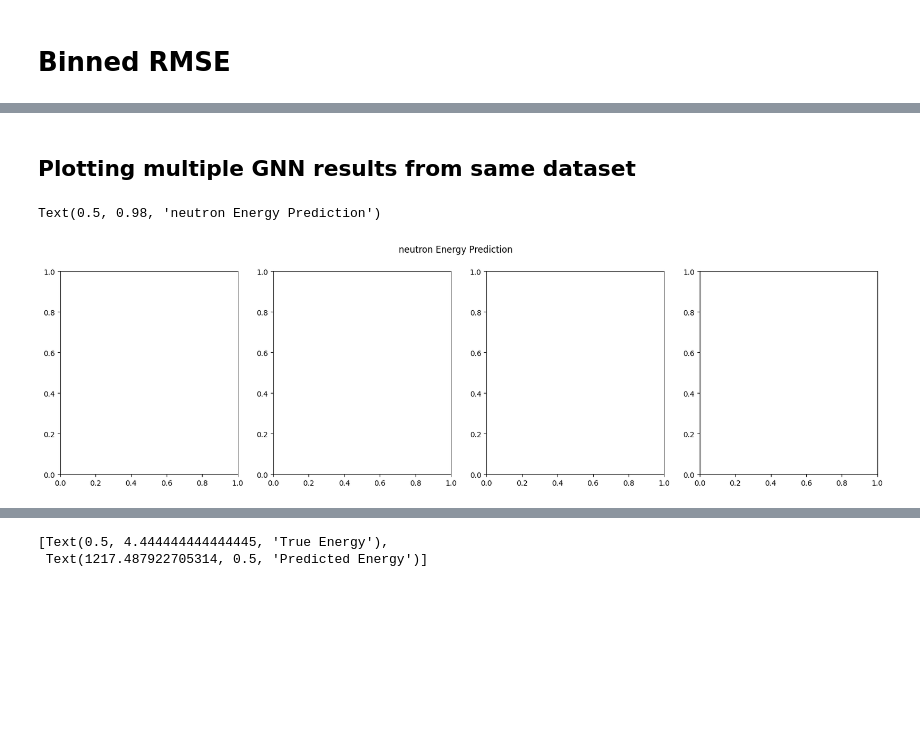
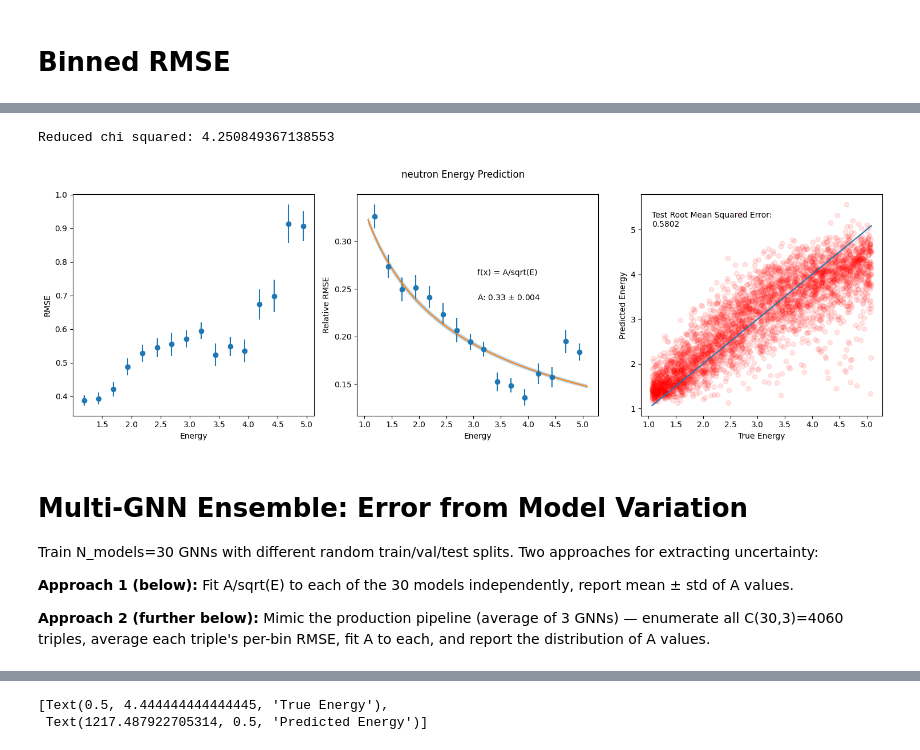
Before and after one commit to RowanKell/work_eic, a Jupyter notebook: macros/Timing_estimation/GNN_Energy.ipynb, the cells around one changed output, grey strips where cells are left out. Saved outputs shown, nothing was run; the diff lists cells and outputs as text; code cells hidden in the pictures; blank space fills up the shorter version.

```diff
--- a/macros/Timing_estimation/GNN_Energy.ipynb
+++ b/macros/Timing_estimation/GNN_Energy.ipynb
@@ -40,7 +40,8 @@ data_path = "/hpc/group/vossenlab/rck32/eic/work_eic/macros/Timing_estimation/da
 if(particle == "pi+"):
     data_prefix = 'baseline_CFD_pixel_threshold_3_November_12_pi+_0_5GeV_to_5GeV500events_run_1_' #pions / K_L
 elif (particle == "neutron"):
-    data_prefix = f'baseline_CFD_pixel_threshold_3_December_19_{particle}_0_5GeV_to_5GeV500events_run_1_' #pions / K_L
+    data_prefix = f'baseline_CFD_pixel_threshold_3_March_14_{particle}_0_5GeV_to_5GeV500events_run_4_' #pions / K_L
+#     data_prefix = f'baseline_CFD_pixel_threshold_3_December_19_{particle}_0_5GeV_to_5GeV500events_run_1_' #pions / K_L
 #     data_prefix = f'baseline_CFD_pixel_threshold_3_November_13_{particle}_0_5GeV_to_5GeV500events_run_1_' #pions / K_L
 elif(particle == "kaon0L"):
     data_prefix = f"baseline_CFD_pixel_threshold_3_November_07_{particle}_0_5GeV_to_5GeV500events_run_1_"
@@ -51,7 +52,7 @@ elif(particle == "proton"):
 # %%
 
 
-num_dfs = 80
+num_dfs = 50
 dfs = []
 # dfs_n = []
 for i in range(0,0 + num_dfs):
@@ -784,9 +386,53 @@ plot.savefig(f"plots/test/neutron_12_29.pdf")
-# %% [markdown]
-## Plotting multiple GNN results from same dataset
-# %%
-
-fig2,axs2 = plot.subplots(1,4,figsize = (20,5))
-fig2.suptitle(f"{particle} Energy Prediction")
-# %% [output]
-Text(0.5, 0.98, 'neutron Energy Prediction')
-[figure, removed]
+# %%
+bin_min, bin_max = get_min_max_of_graph_dataset(dataset)
+
+bin_centers, rmse, rmse_unc, rel_rmse, rel_rmse_unc = calculate_bin_rmse_w_unc(test_dataloader, model,bin_width = 0.25, bin_min = bin_min, bin_max = bin_max, B = 10000)
+# %%
+
+rel_rmse_x,rel_rmse_y,scatter_x,scatter_y = get_text_positions(bin_centers,rel_rmse,test_truths,test_preds)
+
+def func(x, A):
+    return A / np.sqrt(x)
+from scipy.optimize import curve_fit
+
+params, cov = curve_fit(func, bin_centers, rel_rmse, sigma = rel_rmse_unc, absolute_sigma = True)
+x_fit = np.linspace(bin_min.item(), bin_max.item(), 100)
+y_fit = func(x_fit, params)
+y_fit_binned = func(bin_centers, params)
+sigma_A = np.sqrt(cov[0, 0])
+sigma_y = sigma_A / np.sqrt(x_fit)
+
+chi_squared = np.sum(((rel_rmse - y_fit_binned) / rel_rmse_unc)**2)
+reduced_chi_squared = chi_squared / (len(bin_centers) - len(params))
+print(f"Reduced chi squared: {reduced_chi_squared}")
+
+fig,axs = plot.subplots(1,3,figsize = (15,5))
+fig.suptitle(f"{particle} Energy Prediction")
+axs[0].errorbar(bin_centers,rmse, yerr= rmse_unc , fmt = 'o')
+axs[0].set(xlabel="Energy",ylabel = "RMSE")
+axs[1].errorbar(bin_centers,rel_rmse, yerr = rel_rmse_unc, fmt = 'o')
+axs[1].plot(x_fit,y_fit)
+axs[1].fill_between(x_fit, y_fit - sigma_y, y_fit + sigma_y, alpha=0.3, label='1σ')
+axs[1].set(xlabel="Energy",ylabel = "Relative RMSE")
+axs[1].text(rel_rmse_x,rel_rmse_y,f"A: {params[0]:.2f} $\\pm$ {sigma_A:.3f}")
+text_spacing = (max(rmse) - min(rmse)) / 20
+axs[1].text(rel_rmse_x,rel_rmse_y + text_spacing,f"f(x) = A/sqrt(E)")
+axs[2].scatter(test_truths,test_preds,alpha = 0.1,color = "r")
+axs[2].text(scatter_x,scatter_y,f"Test Root Mean Squared Error:\n{np.mean(rmse):0.4f}")
+axs[2].plot([min(test_truths),max(test_truths)],[min(test_truths),max(test_truths)])
+axs[2].set(xlabel = "True Energy",ylabel = "Predicted Energy")
+fig.tight_layout()
+# plot.savefig(f"plots/test/neutron_12_29.pdf")
+# plot.savefig(f"plots/GNN_results/Dec_4_{particle}_ENERGY_1GeV_to_5GeV50events_3pixel_threshold_CFD.pdf")
+# plot.savefig(f"plots/GNN/March_20_K_L_run_{run_num}_RMSE_k_6.pdf")
+# fig.savefig("plots/GNN_results/ForPaper/GNN_result_SQ_w_unc_march_23.pdf")
+# %% [output]
+Reduced chi squared: 4.250849367138553
+[figure, added]
+# %% [markdown]
+# Multi-GNN Ensemble: Error from Model Variation
+Train N_models=30 GNNs with different random train/val/test splits. Two approaches for extracting uncertainty:
+
+**Approach 1 (below):** Fit A/sqrt(E) to each of the 30 models independently, report mean ± std of A values.
+
+**Approach 2 (further below):** Mimic the production pipeline (average of 3 GNNs) — enumerate all C(30,3)=4060 triples, average each triple's per-bin RMSE, fit A to each, and report the distribution of A values.
```
Also changed, not shown: parts of 49 cells of this notebook, 11 other files.
